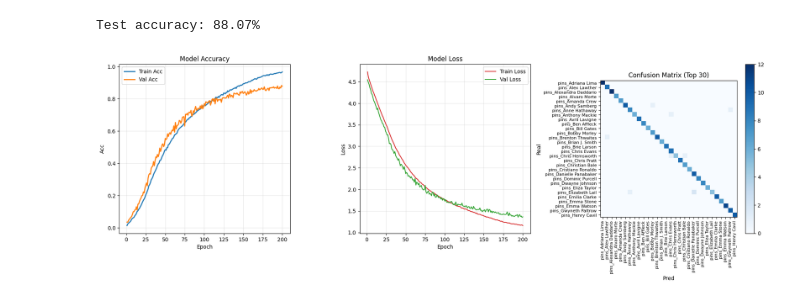
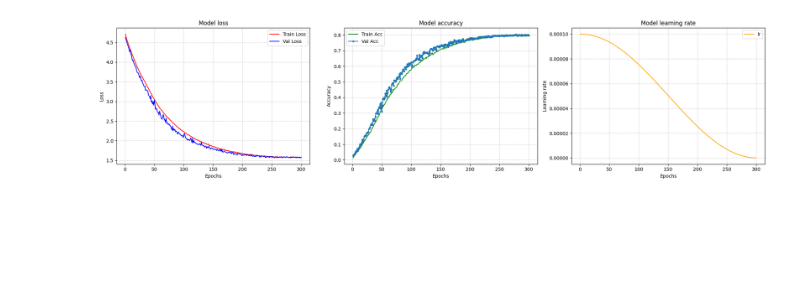
Before and after one commit to HuuQuangN2005/FaID-System, a Jupyter notebook: notebooks/recognition.ipynb, the cells around one changed output. Cells and saved outputs as stored; diff of their text form; code cells hidden in the pictures; blank space fills up the shorter version.

```diff
--- a/notebooks/recognition.ipynb
+++ b/notebooks/recognition.ipynb
@@ -41,9 +41,9 @@ def init(seed: int = 42):
 init()
 # %%
 DATASET_FOLDER = os.path.join(BASE_FOLDER, "data", "105_classes_pins_dataset")
-CHECKPOINTS_FOLDER = os.path.join(BASE_FOLDER, "checkpoints", "recognition_4")
-MODEL_NAME = "recognition_4"
-EPOCHS = 200
+MODEL_NAME = "recognition_with_lr_scheduler"
+CHECKPOINTS_FOLDER = os.path.join(BASE_FOLDER, "checkpoints",MODEL_NAME)
+
 
 device = torch.device('cuda' if torch.cuda.is_available() else 'cpu')
 # %%
@@ -519,5 +413,2 @@ def evaluate(model, test_loader, class_names, log_path, device):
-# %%
-evaluate(model, test_loader, class_names, os.path.join(CHECKPOINTS_FOLDER,f"{MODEL_NAME}_logs.xlsx"), device)
-# %% [output]
-Test accuracy: 88.07%
-[figure, removed]
+# %%
+logs = pd.read_csv(os.path.join(CHECKPOINTS_FOLDER,"history.csv"))
@@ -523,0 +462,4 @@ Test accuracy: 88.07%
+# %%
+plot_history(logs)
+# %% [output]
+[figure, added]
```
Also changed, not shown: parts of 20 cells of this notebook, 24 other files.
